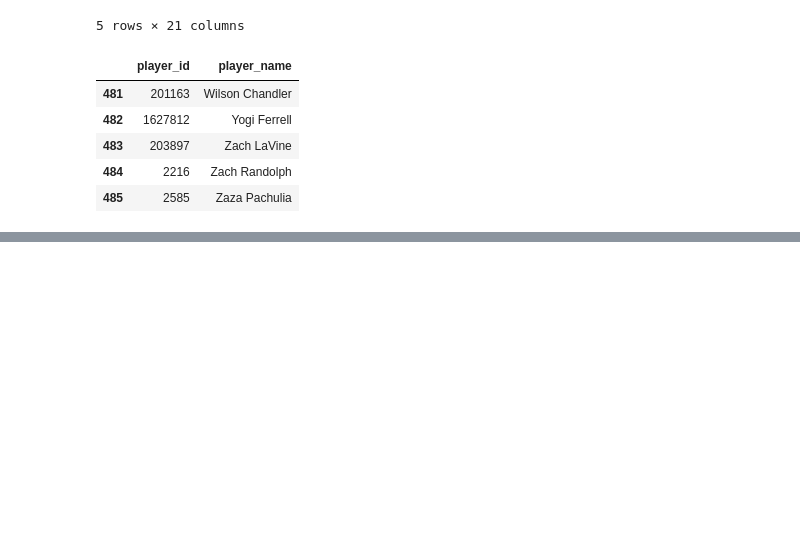
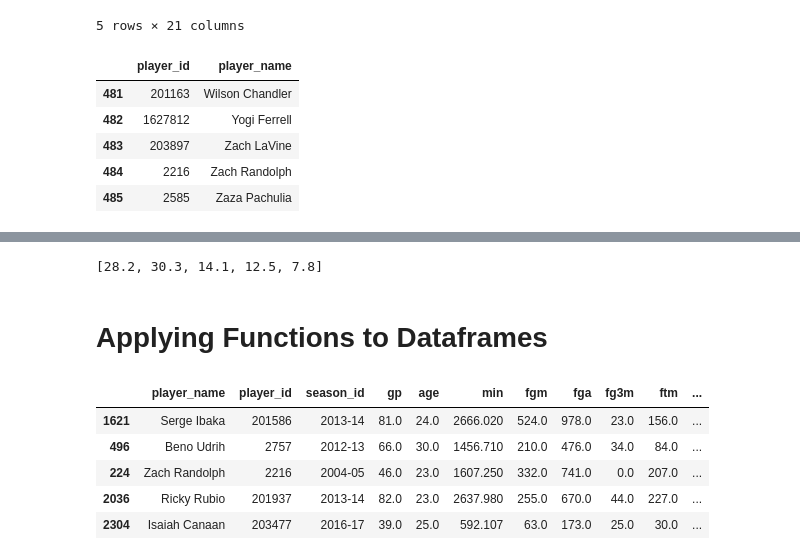
Before and after one commit to flan02/nba-python-pandas, a Jupyter notebook: data/pandas_dataframe.ipynb, the cells around one changed output, grey strips where cells are left out. Saved outputs shown, nothing was run; the diff lists cells and outputs as text; code cells hidden in the pictures; blank space fills up the shorter version.

Commit message:
section 4 dataframe completed.

```diff
--- a/data/pandas_dataframe.ipynb
+++ b/data/pandas_dataframe.ipynb
@@ -2067,0 +2161,17 @@ left_merge = pd.merge(df_A, df_B, on = 'player_id', how = 'left'
+# %%
+ppg_data
+# %% [output]
+[28.2, 30.3, 14.1, 12.5, 7.8]
+# %% [markdown]
+# Applying Functions to Dataframes
+# %%
+df = pd.read_csv('../nba-stats-csv/player_stats_total.csv')
+# %%
+df.sample(5)
+# %% [output]
+|  | player_name | player_id | season_id | gp | age | min | fgm | fga | fg3m | ftm | ... |
+| 1621 | Serge Ibaka | 201586 | 2013-14 | 81.0 | 24.0 | 2666.020 | 524.0 | 978.0 | 23.0 | 156.0 | ... |
+| 496 | Beno Udrih | 2757 | 2012-13 | 66.0 | 30.0 | 1456.710 | 210.0 | 476.0 | 34.0 | 84.0 | ... |
+| 224 | Zach Randolph | 2216 | 2004-05 | 46.0 | 23.0 | 1607.250 | 332.0 | 741.0 | 0.0 | 207.0 | ... |
+| 2036 | Ricky Rubio | 201937 | 2013-14 | 82.0 | 23.0 | 2637.980 | 255.0 | 670.0 | 44.0 | 227.0 | ... |
+| 2304 | Isaiah Canaan | 203477 | 2016-17 | 39.0 | 25.0 | 592.107 | 63.0 | 173.0 | 25.0 | 30.0 | ... |
```
Also changed, not shown: parts of 50 cells of this notebook.
